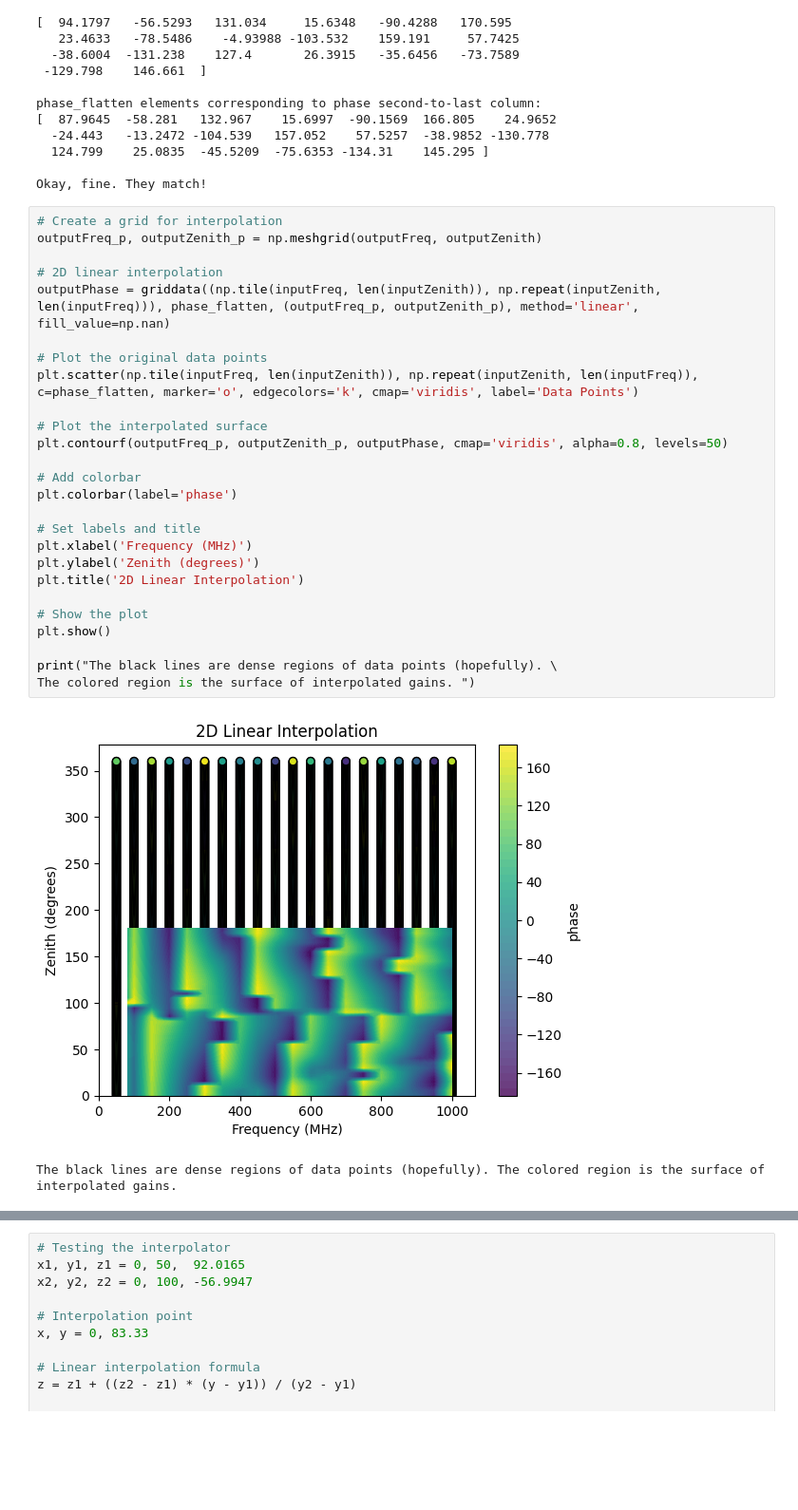
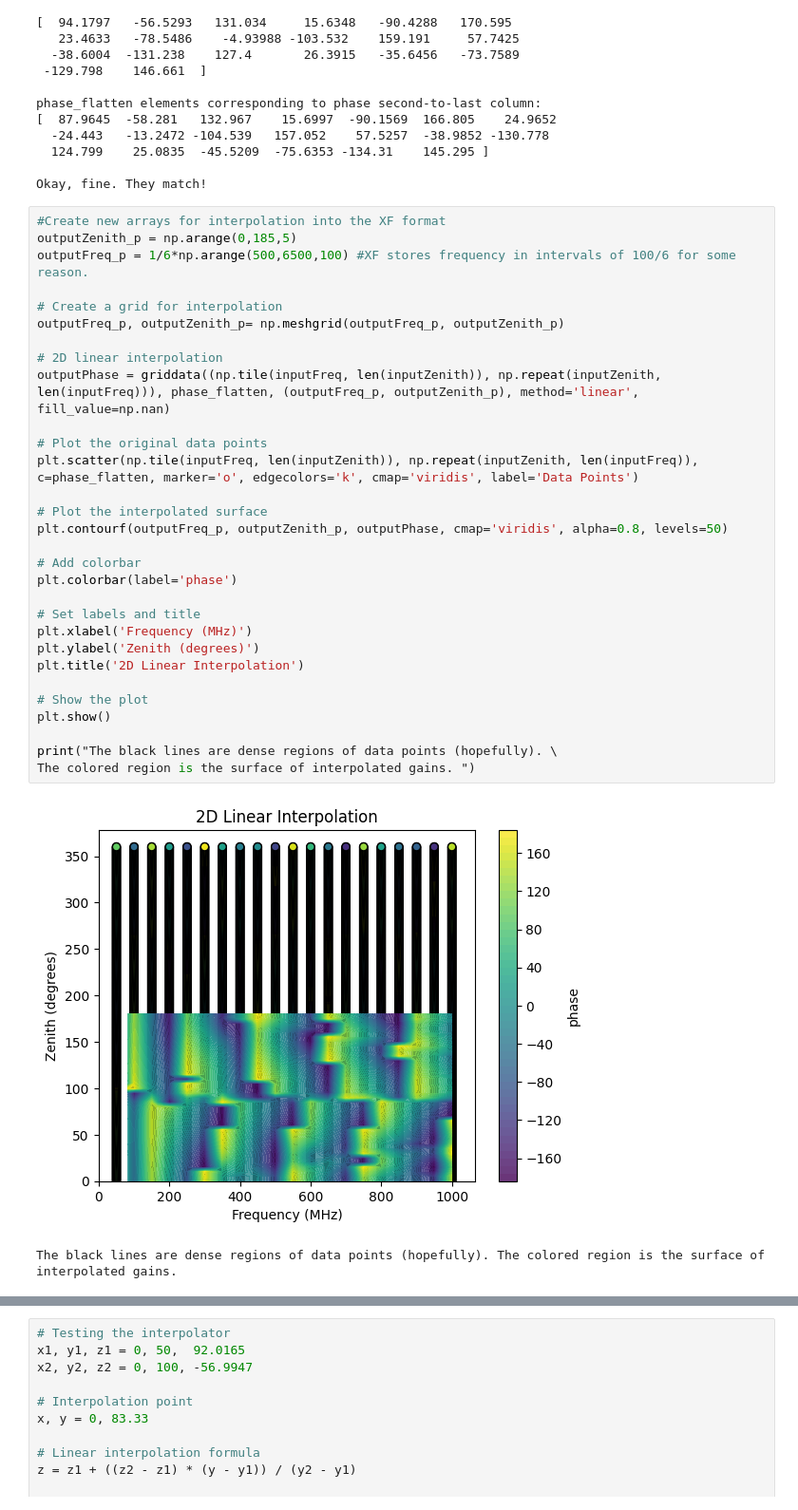
Before and after one commit to AlanSalcedo/thesisWork, a Jupyter notebook: pvaGainAndPhase/pvaDataTransform.ipynb, the cells around one changed output, grey strips where cells are left out. Shown: that part at 95% size. Saved outputs shown, nothing was run; the diff lists cells and outputs as text; blank space fills up the shorter version.

Commit message:
Reformatted interpolated gain/phases to match XF output / AraSim input files

```diff
--- a/pvaGainAndPhase/pvaDataTransform.ipynb
+++ b/pvaGainAndPhase/pvaDataTransform.ipynb
@@ -317,33 +317,37 @@ phase_flatten elements corresponding to phase second-to-last column:
 
 Okay, fine. They match!
 # %%
+#Create new arrays for interpolation into the XF format
+outputZenith_p = np.arange(0,185,5)
+outputFreq_p = 1/6*np.arange(500,6500,100) #XF stores frequency in intervals of 100/6 for some reason.
+
 # Create a grid for interpolation
-outputFreq_p, outputZenith_p = np.meshgrid(outputFreq, outputZenith)
+outputFreq_p, outputZenith_p= np.meshgrid(outputFreq_p, outputZenith_p)
 
 # 2D linear interpolation
 outputPhase = griddata((np.tile(inputFreq, len(inputZenith)), np.repeat(inputZenith, len(inputFreq))), phase_flatten, (outputFreq_p, outputZenith_p), method='linear', fill_value=np.nan)
 
 # Plot the original data points
 plt.scatter(np.tile(inputFreq, len(inputZenith)), np.repeat(inputZenith, len(inputFreq)), c=phase_flatten, marker='o', edgecolors='k', cmap='viridis', label='Data Points')
 
 # Plot the interpolated surface
 plt.contourf(outputFreq_p, outputZenith_p, outputPhase, cmap='viridis', alpha=0.8, levels=50)
 
 # Add colorbar
 plt.colorbar(label='phase')
 
 # Set labels and title
 plt.xlabel('Frequency (MHz)')
 plt.ylabel('Zenith (degrees)')
 plt.title('2D Linear Interpolation')
 
 # Show the plot
 plt.show()
 
 print("The black lines are dense regions of data points (hopefully). \
 The colored region is the surface of interpolated gains. ")
 # %% [output]
-[figure, old version]
+[figure, new version]
 The black lines are dense regions of data points (hopefully). The colored region is the surface of interpolated gains.
 # %%
 # Check outputPhase array
```
Also changed, not shown: parts of 6 cells of this notebook, 1 other file.
